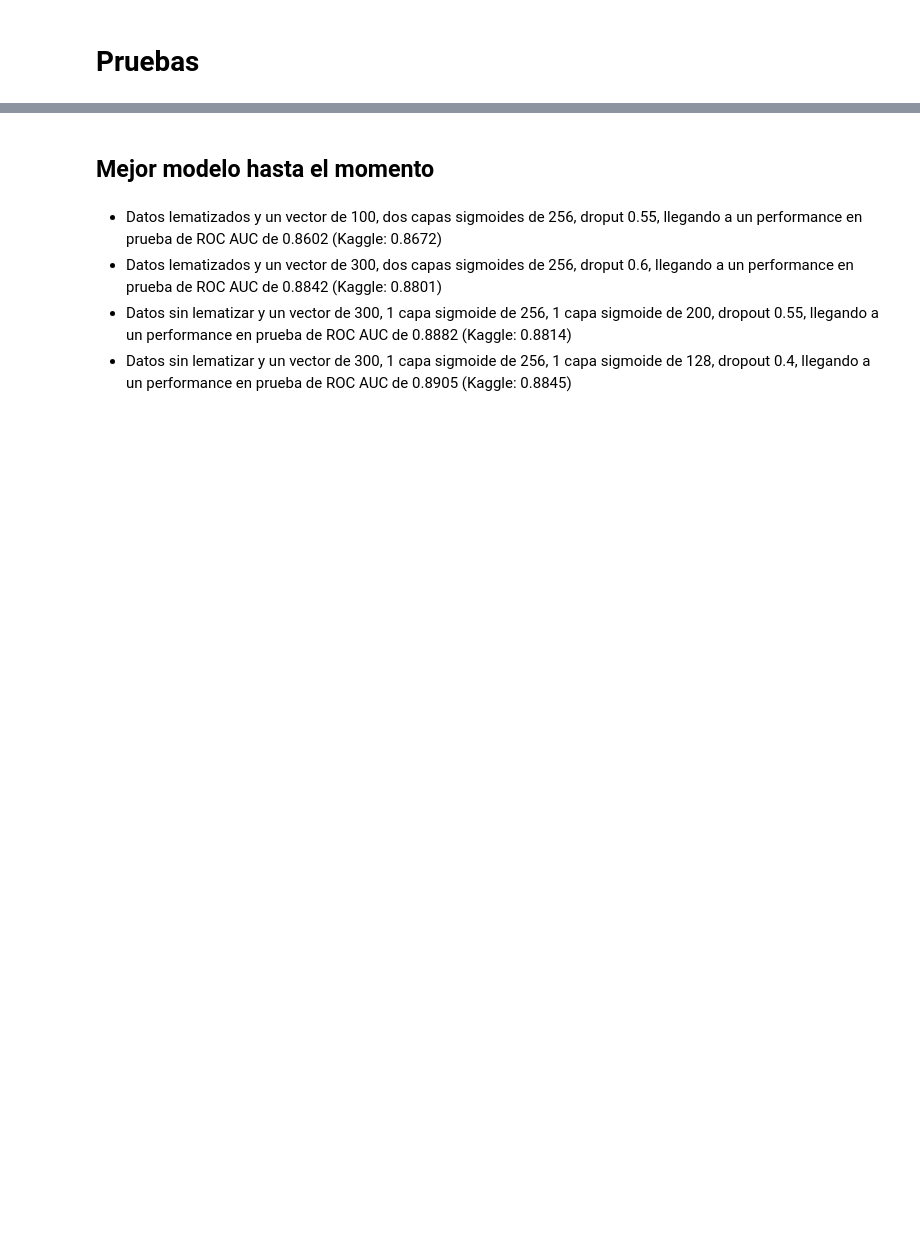
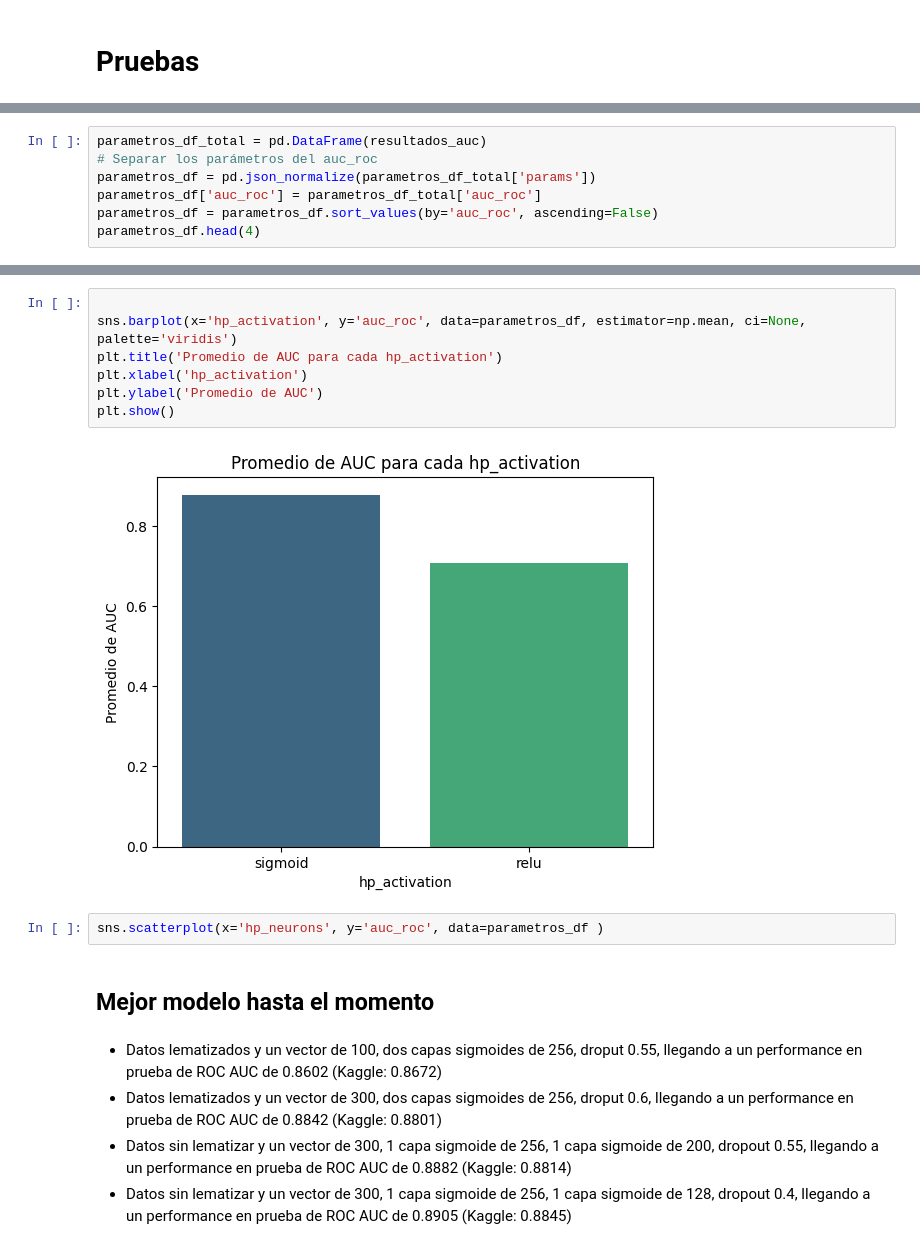
Before and after one commit to diegoalejop/MIAD_NLP_2024, a Jupyter notebook: Modelo_Final_NN_Competencia.ipynb, the cells around one changed output, grey strips where cells are left out. Drawn from its saved outputs; the diff is of its cells as text; blank space fills up the shorter version.

```diff
--- a/Modelo_Final_NN_Competencia.ipynb
+++ b/Modelo_Final_NN_Competencia.ipynb
@@ -257,0 +273,7 @@ print('Los mejores parametros segun Randomnized Search:', rs.best_params_)
+# %%
+parametros_df_total = pd.DataFrame(resultados_auc)
+# Separar los parámetros del auc_roc
+parametros_df = pd.json_normalize(parametros_df_total['params'])
+parametros_df['auc_roc'] = parametros_df_total['auc_roc']
+parametros_df = parametros_df.sort_values(by='auc_roc', ascending=False)
+parametros_df.head(4)
@@ -258,3 +310,14 @@ print('Los mejores parametros segun Randomnized Search:', rs.best_params_)
+# %%
+
+sns.barplot(x='hp_activation', y='auc_roc', data=parametros_df, estimator=np.mean, ci=None, palette='viridis')
+plt.title('Promedio de AUC para cada hp_activation')
+plt.xlabel('hp_activation')
+plt.ylabel('Promedio de AUC')
+plt.show()
+# %% [output]
+[figure, added]
+# %%
+sns.scatterplot(x='hp_neurons', y='auc_roc', data=parametros_df )
 # %% [markdown]
 ## Mejor modelo hasta el momento
 # %% [markdown]
```
Also changed, not shown: parts of 16 cells of this notebook.
